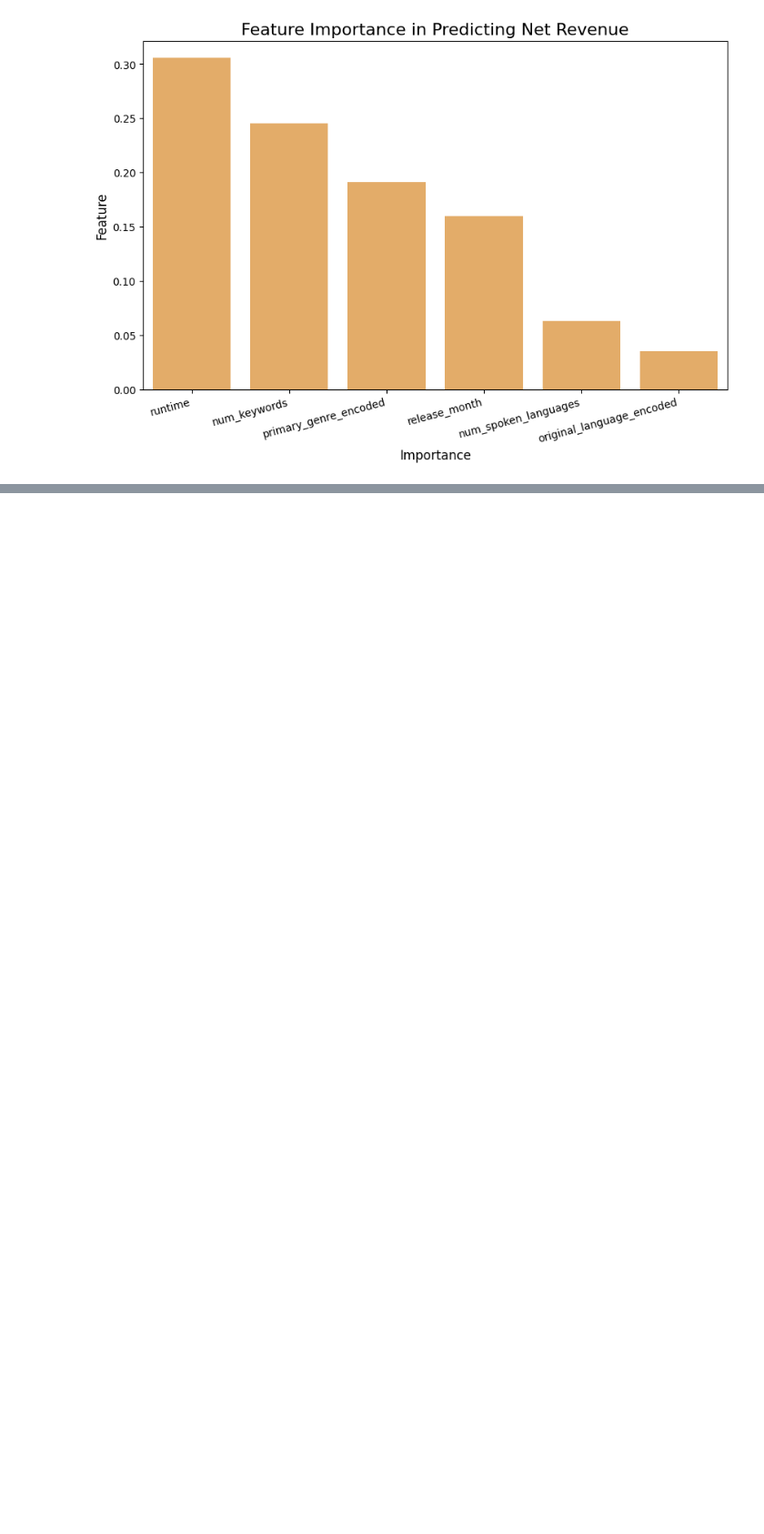
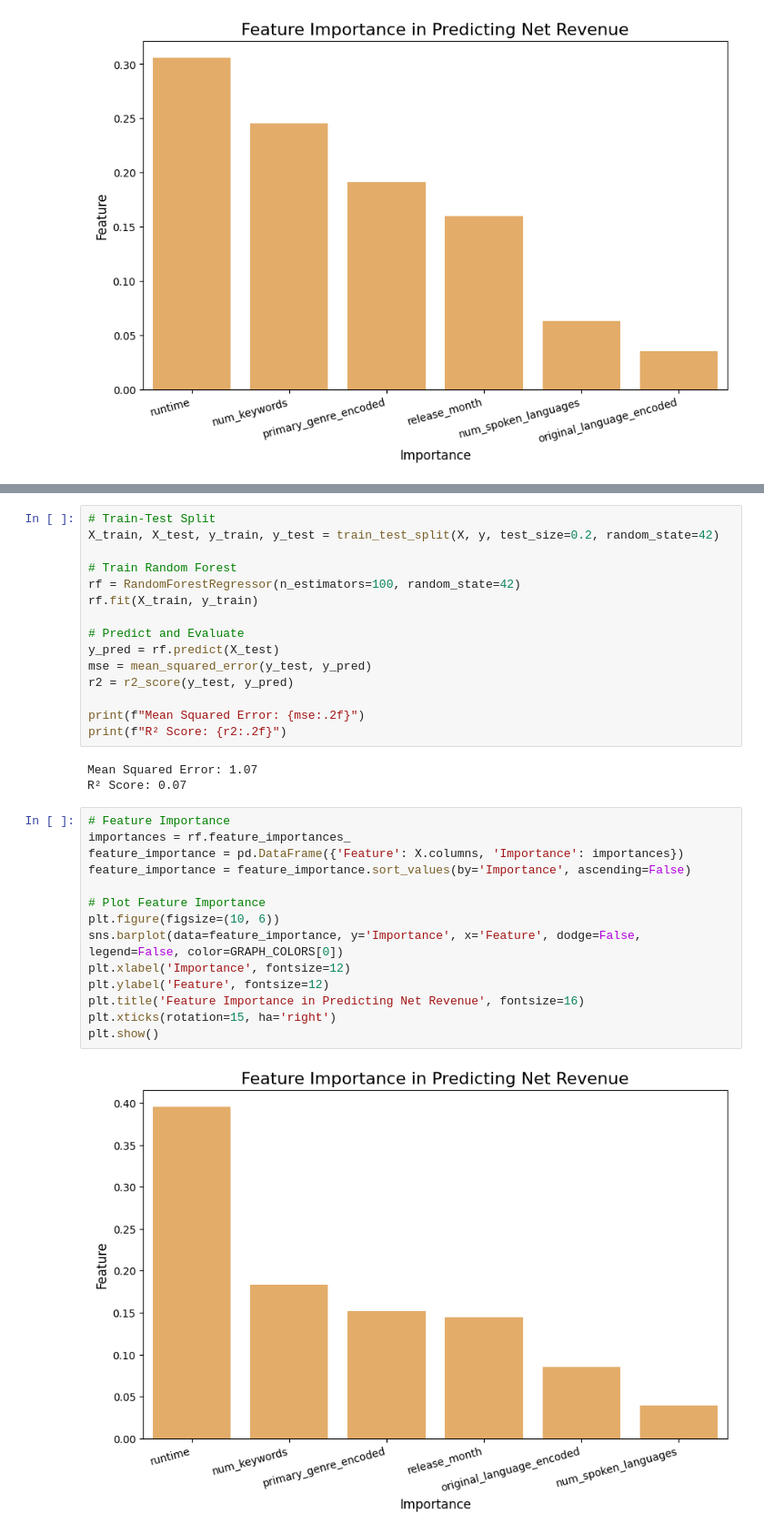
Before and after one commit to epfl-ada/ada-2024-project-conquistada, a Jupyter notebook: results.ipynb, the cells around one changed output, grey strips where cells are left out. Shown at 91% size. Drawn from its saved outputs; the diff is of its cells as text; blank space fills up the shorter version.

Commit message:
RandomForestvote

```diff
--- a/results.ipynb
+++ b/results.ipynb
@@ -1077,0 +1109,34 @@ plt.show()
+# %%
+# Train-Test Split
+X_train, X_test, y_train, y_test = train_test_split(X, y, test_size=0.2, random_state=42)
+
+# Train Random Forest
+rf = RandomForestRegressor(n_estimators=100, random_state=42)
+rf.fit(X_train, y_train)
+
+# Predict and Evaluate
+y_pred = rf.predict(X_test)
+mse = mean_squared_error(y_test, y_pred)
+r2 = r2_score(y_test, y_pred)
+
+print(f"Mean Squared Error: {mse:.2f}")
+print(f"R² Score: {r2:.2f}")
+# %% [output]
+Mean Squared Error: 1.07
+R² Score: 0.07
+# %%
+# Feature Importance
+importances = rf.feature_importances_
+feature_importance = pd.DataFrame({'Feature': X.columns, 'Importance': importances})
+feature_importance = feature_importance.sort_values(by='Importance', ascending=False)
+
+# Plot Feature Importance
+plt.figure(figsize=(10, 6))
+sns.barplot(data=feature_importance, y='Importance', x='Feature', dodge=False, legend=False, color=GRAPH_COLORS[0])
+plt.xlabel('Importance', fontsize=12)
+plt.ylabel('Feature', fontsize=12)
+plt.title('Feature Importance in Predicting Net Revenue', fontsize=16)
+plt.xticks(rotation=15, ha='right')
+plt.show()
+# %% [output]
+[figure, added]
```
Also changed, not shown: parts of 1 cell of this notebook.
